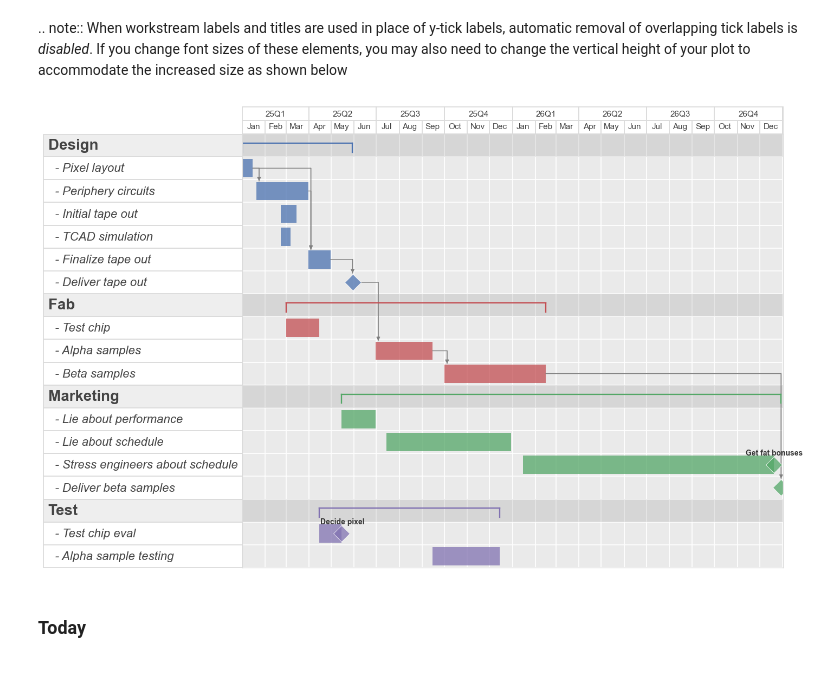
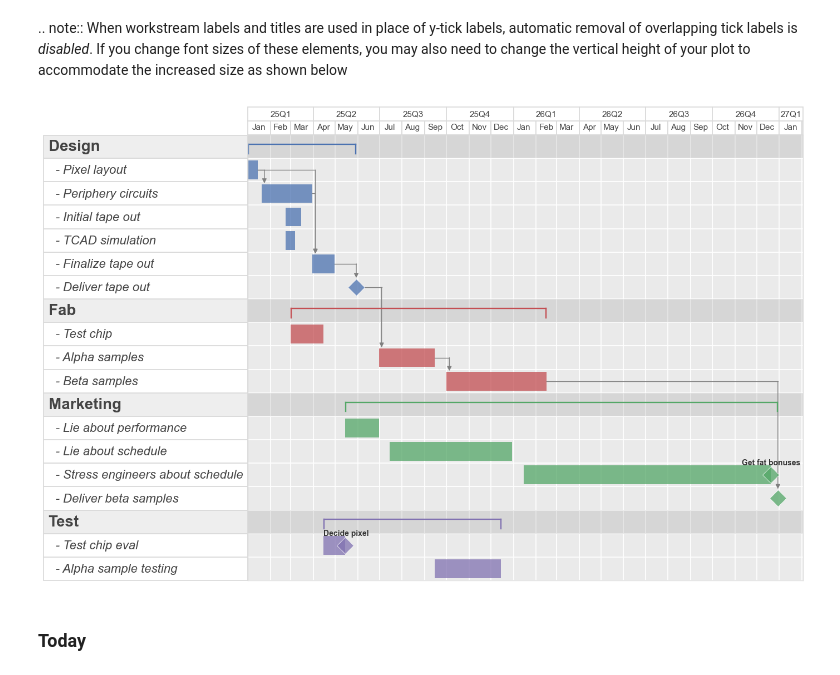
Before and after one commit to endangeredoxen/fivecentplots, a Jupyter notebook: doc/plot_types/gantt.ipynb, the cells around one changed output. Saved outputs shown, nothing was run; the diff lists cells and outputs as text; code cells hidden in the pictures.

```diff
--- a/doc/plot_types/gantt.ipynb
+++ b/doc/plot_types/gantt.ipynb
@@ -235,11 +239,11 @@ Additionally, keyword `workstreams_location` can set the position of the labels
 .. note:: When workstream labels and titles are used in place of y-tick labels, automatic removal of overlapping tick labels is <i>disabled</i>.  If you change font sizes of these elements, you may also need to change the vertical height of your plot to accommodate the increased size as shown below
 # %%
 fcp.gantt(df, x=['Start date', 'End date'], y='Description', gantt_date_type=['quarter-year', 'month'],
-          workstreams='Workstream', workstreams_location='inline', ax_size=[900, 800],
+          workstreams='Workstream', workstreams_location='inline', ax_size=[900, 800], duration='Duration',
           workstreams_label_font_size=16, workstreams_label_font_style='italic',
           workstreams_title_font_size=20, workstreams_title_font_weight='bold')
 # %% [output]
-[figure, old version]
+[figure, new version]
 # %% [markdown]
 ### Today
 # %% [markdown]
```
Also changed, not shown: parts of 20 cells of this notebook, 7 other files.
